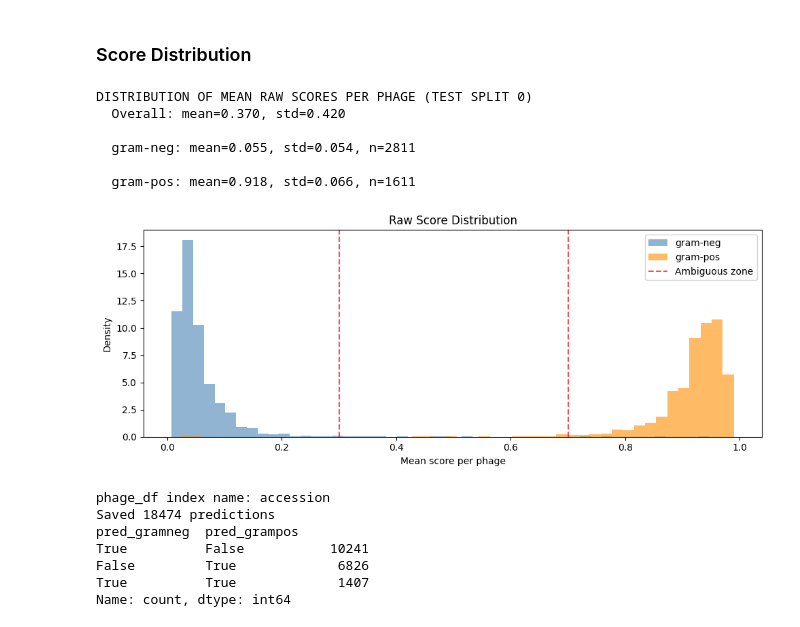
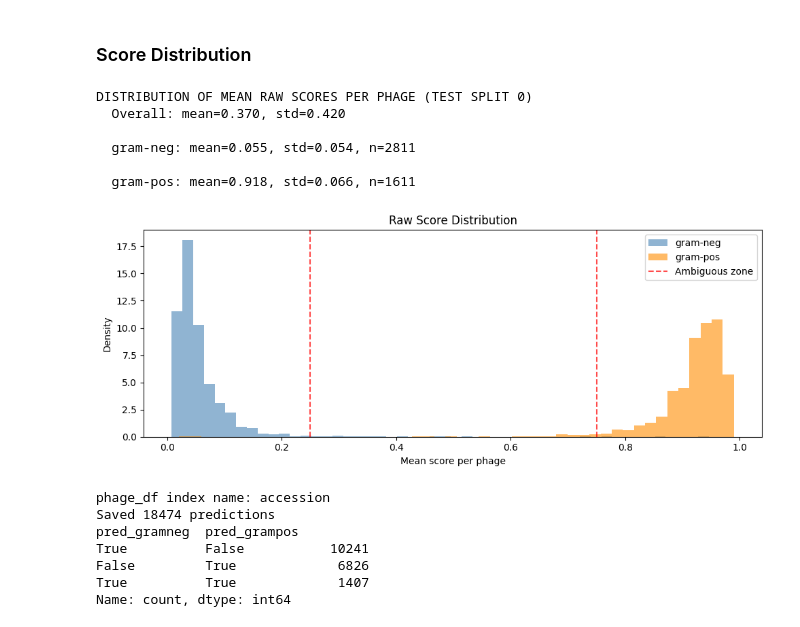
Before and after one commit to Nizalia13/Internship, a Jupyter notebook: Codes/Gram Type Classification/Gram_Classification_Final.ipynb, the cells around one changed output. Drawn from its saved outputs; the diff is of its cells as text; code cells hidden in the pictures.

```diff
--- a/Codes/Gram Type Classification/Gram_Classification_Final.ipynb
+++ b/Codes/Gram Type Classification/Gram_Classification_Final.ipynb
@@ -849,31 +849,31 @@ plt.tight_layout(); plt.show()
 # %%
 print("DISTRIBUTION OF MEAN RAW SCORES PER PHAGE (TEST SPLIT 0)")
 
 mean_scores = np.nanmean(test_df[valid_cols].values, axis=1)
 print(f"  Overall: mean={np.nanmean(mean_scores):.3f}, std={np.nanstd(mean_scores):.3f}")
 for gt in ["gram-neg", "gram-pos"]:
     mask = test_df["host_type"] == gt
     scores = mean_scores[mask]
     print(f"\n  {gt}: mean={np.nanmean(scores):.3f}, std={np.nanstd(scores):.3f}, n={mask.sum()}")
 
 plt.figure(figsize=(10, 4))
 for gt, col in [("gram-neg", "steelblue"), ("gram-pos", "darkorange")]:
     mask = test_df["host_type"] == gt
     plt.hist(mean_scores[mask], bins=50, alpha=0.6, color=col, label=gt, density=True)
-plt.axvline(0.3, color="red", linestyle="--", alpha=0.7, label="Ambiguous zone")
-plt.axvline(0.7, color="red", linestyle="--", alpha=0.7)
+plt.axvline(0.25, color="red", linestyle="--", alpha=0.7, label="Ambiguous zone")
+plt.axvline(0.75, color="red", linestyle="--", alpha=0.7)
 plt.xlabel("Mean score per phage")
 plt.ylabel("Density")
 plt.title("Raw Score Distribution")
 plt.legend(); plt.tight_layout(); plt.show()
 # %% [output]
 DISTRIBUTION OF MEAN RAW SCORES PER PHAGE (TEST SPLIT 0)
   Overall: mean=0.370, std=0.420
 
   gram-neg: mean=0.055, std=0.054, n=2811
 
   gram-pos: mean=0.918, std=0.066, n=1611
-[figure, old version]
+[figure, new version]
 # %%
 # Export gram-type prediction SETS for every phage, for use in host classification
 all_raw = phage_df[valid_cols].values
```
Also changed, not shown: 17 other files.
